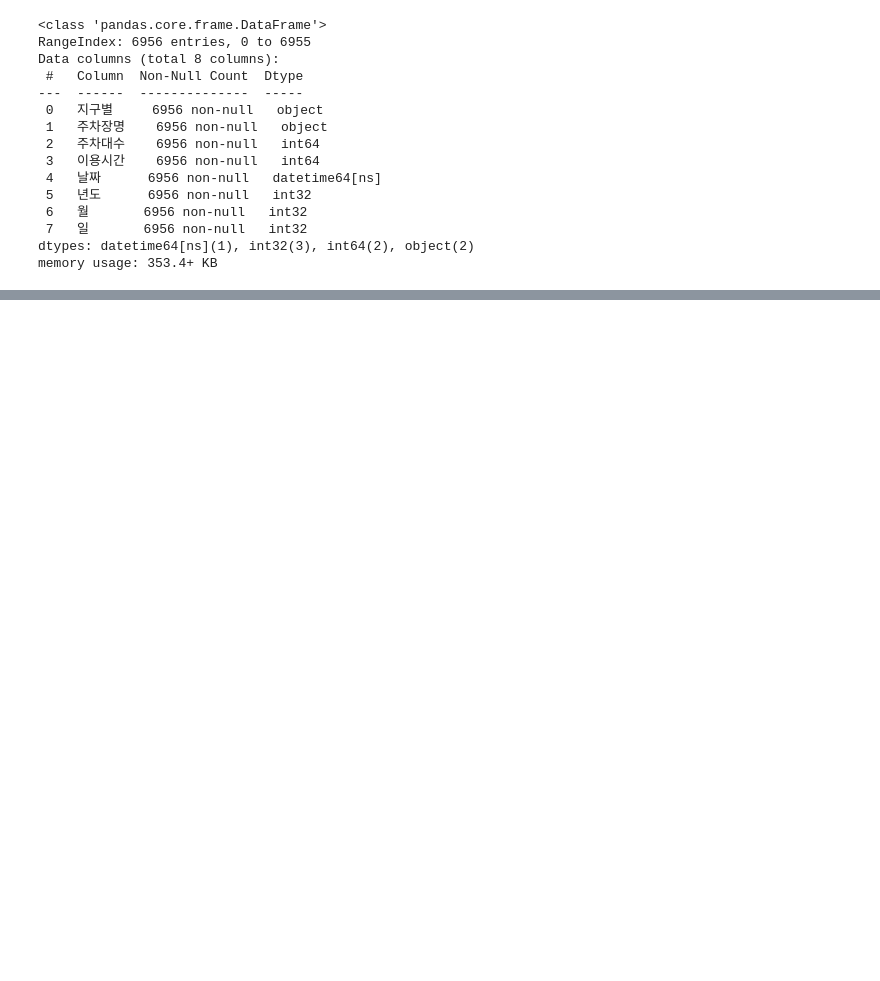
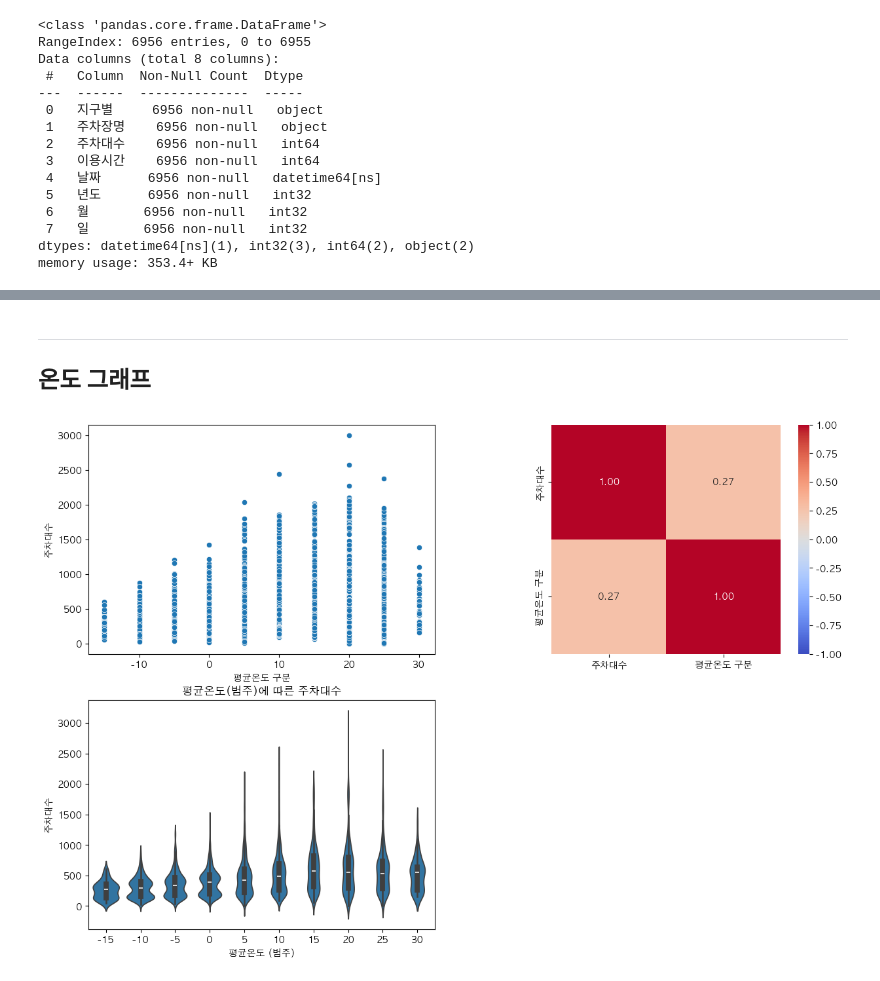
Before and after one commit to terryhyuk/HanGang_Mate, a Jupyter notebook: Python/DataAnalysis/seob/뚝섬2회차..ipynb, the cells around one changed output, grey strips where cells are left out. Drawn from its saved outputs; the diff is of its cells as text; code cells hidden in the pictures; blank space fills up the shorter version.

```diff
--- a/Python/DataAnalysis/seob/뚝섬2회차..ipynb
+++ b/Python/DataAnalysis/seob/뚝섬2회차..ipynb
@@ -196,0 +499,40 @@ plt.show()
+# %% [markdown]
+--------------
+## 온도 그래프
+# %%
+fig = plt.figure(figsize=(15,10))
+ax1= fig.add_subplot(2,2,1)
+ax2 = fig.add_subplot(2,2,2)
+ax3 = fig.add_subplot(2,2,3)
+
+sns.scatterplot(
+    x='평균온도 구분',
+    y='주차대수',
+    data=df_weather,
+    ax = ax1
+)
+
+
+sns.heatmap(df_weather[['주차대수','평균온도 구분']].corr(),
+            annot=True,  # 각 셀에 숫자 표시
+            cmap='coolwarm',  # 색상 맵 설정
+            vmin=-1, vmax=1,  # 색상 범위 설정
+            center=0,  # 0을 중심으로 색상 대칭
+            square=True,  # 정사각형 셀
+            fmt='.2f', # 소수점 둘째 자리까지 표시
+            ax=ax2
+            )
+
+sns.violinplot(
+    y='주차대수',
+    x='평균온도 구분',
+    # hue='휴일여부',
+    data= df_weather,
+    ax=ax3
+)
+plt.xlabel('평균온도 (범주)')
+plt.ylabel('주차대수')
+plt.title('평균온도(범주)에 따른 주차대수')
+plt.show()
+# %% [output]
+[figure, added]
```
Also changed, not shown: parts of 108 cells of this notebook, 5 other files.
